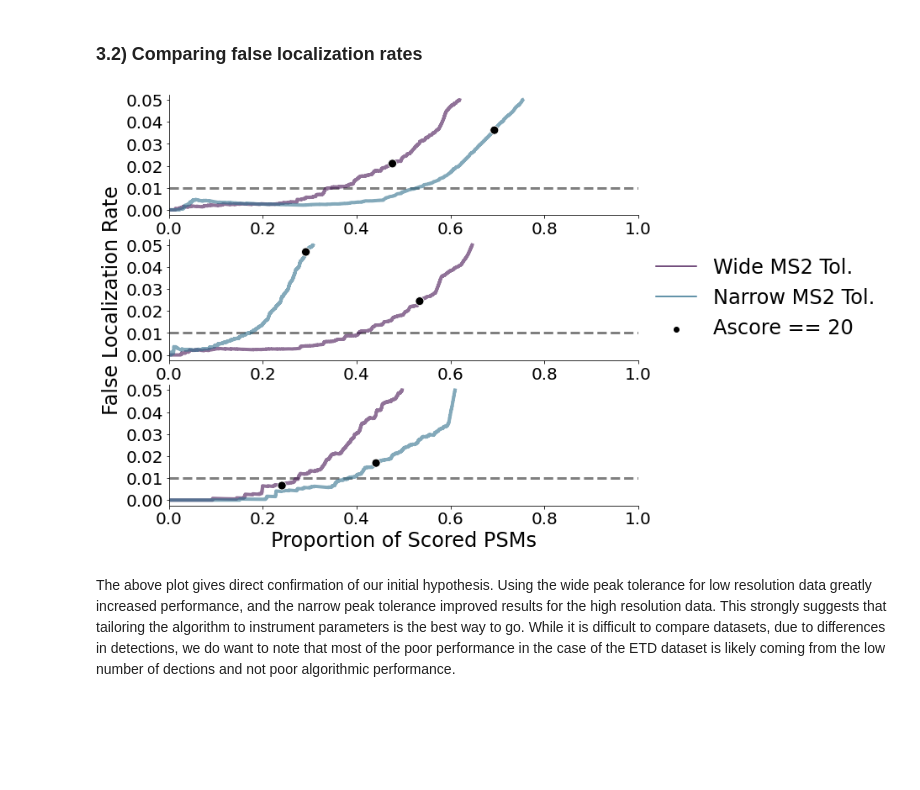
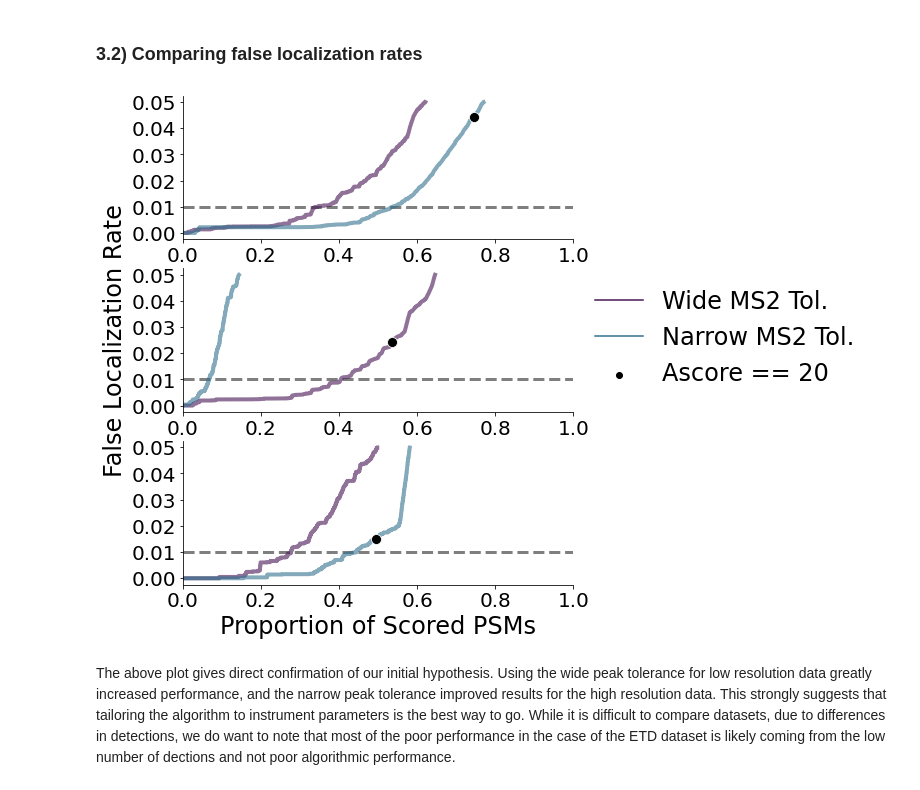
Before and after one commit to Villen-Lab/pyAscoreValidation, a Jupyter notebook: notebook/evaluation_of_false_localization_on_marx_synthetic_peptides.ipynb, the cells around one changed output. Saved outputs shown, nothing was run; the diff lists cells and outputs as text; code cells hidden in the pictures; blank space fills up the shorter version.

```diff
--- a/notebook/evaluation_of_false_localization_on_marx_synthetic_peptides.ipynb
+++ b/notebook/evaluation_of_false_localization_on_marx_synthetic_peptides.ipynb
@@ -42,14 +43,15 @@ def determine_batch(query):
 #### 2.2.1) PXD000138-HCD
 # %%
 # 1. Load data and filter for high confidence PSMs
-hcd_psms = pd.read_csv("../results/search/PXD000138-HCD/mokapot.psms.txt", sep="\t")
+hcd_psms = pd.read_csv("../results/search/PXD000138-HCD/PXD000138-HCD.mokapot.psms.txt", sep="\t")
 hcd_psms["Dataset"] = "High Res. HCD"
 hcd_psms["Peptide"] = hcd_psms["Peptide"].str.replace("^.\.", "", regex=True)\
                                          .str.replace("\..$", "", regex=True)
 hcd_psms = hcd_psms[hcd_psms["mokapot q-value"] < 0.01]
 
 # 2. Validate peptide detections using seed peptides
-hcd_psms["Library"] = hcd_psms["SpecId"].str.replace("_.*", "", regex=True).astype(int)
+hcd_psms["Library"] = hcd_psms["SpecId"].str.replace("^.*\.", "", regex=True)\
+                                        .str.replace("_.*", "", regex=True).astype(int)
 hcd_psms = hcd_psms.join(seed_peptides.set_index("library")["validationRegex"],
                          on="Library")
 at_most_one_phospho = hcd_psms["Peptide"].str.count("79") <= 1
@@ -64,7 +66,7 @@ hcd_psms = hcd_psms[["Dataset", "SpecId", "ScanNr", "Peptide", "Library"]]
 #### 2.2.2) PXD000138-ETD
 # %%
 # 1. Load data and filter for high confidence PSMs
-etd_psms = pd.read_csv("../results/search/PXD000138-ETD/mokapot.psms.txt", sep="\t")
+etd_psms = pd.read_csv("../results/search/PXD000138-ETD/PXD000138-ETD.mokapot.psms.txt", sep="\t")
 etd_psms["Dataset"] = "High Res. ETD"
 etd_psms["Peptide"] = etd_psms["Peptide"].str.replace("^.\.", "", regex=True)\
                                          .str.replace("\..$", "", regex=True)
@@ -86,7 +88,7 @@ etd_psms = etd_psms[["Dataset", "SpecId", "ScanNr", "Peptide", "Library"]]
 #### 2.2.3) PXD000759
 # %%
 # 1. Load data and filter for high confidence PSMs
-cid_psms = pd.read_csv("../results/search/PXD000759/mokapot.psms.txt", sep="\t")
+cid_psms = pd.read_csv("../results/search/PXD000759/PXD000759.mokapot.psms.txt", sep="\t")
 cid_psms["Dataset"] = "High Res. CID"
 cid_psms["Peptide"] = cid_psms["Peptide"].str.replace("^.\.", "", regex=True)\
                                          .str.replace("\..$", "", regex=True)
@@ -94,7 +96,7 @@ cid_psms = cid_psms[cid_psms["mokapot q-value"] < 0.01]
 
 # 2. Validate peptide detections using seed peptides
 cid_psms["Library"] = cid_psms["SpecId"].str.replace("_.*", "", regex=True)\
-                                        .str.replace("lib", "").astype(int)
+                                        .str.replace("^.*lib", "", regex=True).astype(int)
 cid_psms = cid_psms.join(seed_peptides.set_index("library")["validationRegex"],
                          on="Library")
 at_most_one_phospho = cid_psms["Peptide"].str.count("79") <= 1
@@ -248,7 +250,7 @@ def calculate_flr(score_array, success_array):
 
 def read_pyascore_file(f):
     data = pd.read_csv(f, sep="\t")
-    library = re.search("((^)|(run)|(lib))[0-9]+", os.path.basename(f).split(".")[0]).group()
+    library = re.search("((^)|(run)|(lib))[0-9]+", os.path.basename(f).split(".")[1]).group()
     data["Library"] = int(re.sub("[^0-9]", "", library))
     return data
 
@@ -270,6 +272,9 @@ def read_pyascore(glob_string, psms):
     # Calculate final FLR
     success = ascores["modPos"].values == ascores["truePos"].values
     ascores["FLR"] = calculate_flr(ascores["Ascores"].values, success)
+    for i in reversed(range(ascores.shape[0] - 1)):
+        ascores["FLR"].values[i] = min(ascores["FLR"].values[i],
+                                       ascores["FLR"].values[i+1])
     ascores["Proportion"] = np.arange(1, ascores.shape[0]+1)/ascores.shape[0]
 
     return ascores
@@ -300,7 +305,7 @@ cid_narrow_pyascore["Parameters"] = "Narrow MS2 Tol."
 # %% [markdown]
 ### 3.2) Comparing false localization rates
 # %%
-fig, axes = plt.subplots(nrows=3, figsize=[10, 9])
+fig, axes = plt.subplots(nrows=3, figsize=[7, 9])
 
 def build_lineplot(df, ax):
     ax.plot([0, 1],
@@ -311,11 +316,12 @@ def build_lineplot(df, ax):
             alpha=.5,
             zorder=0)
 
+    ncolors = df.Parameters.unique().shape[0]
     sns.lineplot(data=df[df.FLR < 0.05],
                  x="Proportion",
                  y="FLR",
                  hue="Parameters",
-                 palette=["#461554", "#30708d"],
+                 palette=["#461554", "#30708d"][:ncolors],
                  alpha=.6,
                  lw=4,
                  ax=ax)
@@ -323,10 +329,12 @@ def build_lineplot(df, ax):
     sns.scatterplot(data = df[df.Ascores >= 20]\
                              .groupby(["Dataset", "Parameters"])[["FLR", "Proportion"]]\
                              .last()\
-                             .reset_index(),
+                             .reset_index()\
+                             .sort_values("Proportion")\
+                             .tail(1),
                     x="Proportion",
                     y="FLR",
-                    hue=["Ascore == 20"]*2,
+                    hue=["Ascore == 20"]*1,
                     palette=["black"],
                     s=100,
                     zorder=100,
@@ -339,34 +347,34 @@ build_lineplot(pd.concat([hcd_wide_pyascore, hcd_narrow_pyascore],
 
 build_lineplot(pd.concat([cid_wide_pyascore, cid_narrow_pyascore],
                          ignore_index=True),
                ax=axes[1])
 
 build_lineplot(pd.concat([etd_wide_pyascore, etd_narrow_pyascore],
                          ignore_index=True),
                ax=axes[2])
 
 for ax in axes:
     ax.set_xlim(0, 1)
     ax.tick_params(labelsize=20)
     ax.set_yticks([0.00, 0.01, 0.02, 0.03, 0.04, 0.05])
     ax.set_xlabel("")
     ax.set_ylabel("")
     ax.get_legend().remove()
 
 axes[2].set_xlabel("Proportion of Scored PSMs",
                    size=24)
 axes[1].set_ylabel("False Localization Rate",
                    size=24)
 axes[1].legend(fontsize=24,
                frameon=False,
                bbox_to_anchor=(1, 1))
 sns.despine()
 plt.savefig("figures/marx_synthetic_peptide_flr_by_cutoff.svg",
             bbox_inches="tight",
             facecolor="white")
 plt.show()
 # %% [output]
-[figure, old version]
+[figure, new version]
 # %% [markdown]
 The above plot gives direct confirmation of our initial hypothesis. Using the wide peak tolerance for low resolution data greatly increased performance, and the narrow peak tolerance improved results for the high resolution data. This strongly suggests that tailoring the algorithm to instrument parameters is the best way to go. While it is difficult to compare datasets, due to differences in detections, we do want to note that most of the poor performance in the case of the ETD dataset is likely coming from the low number of dections and not poor algorithmic performance.
 # %%
```
Also changed, not shown: parts of 6 cells of this notebook, 21 other files.
